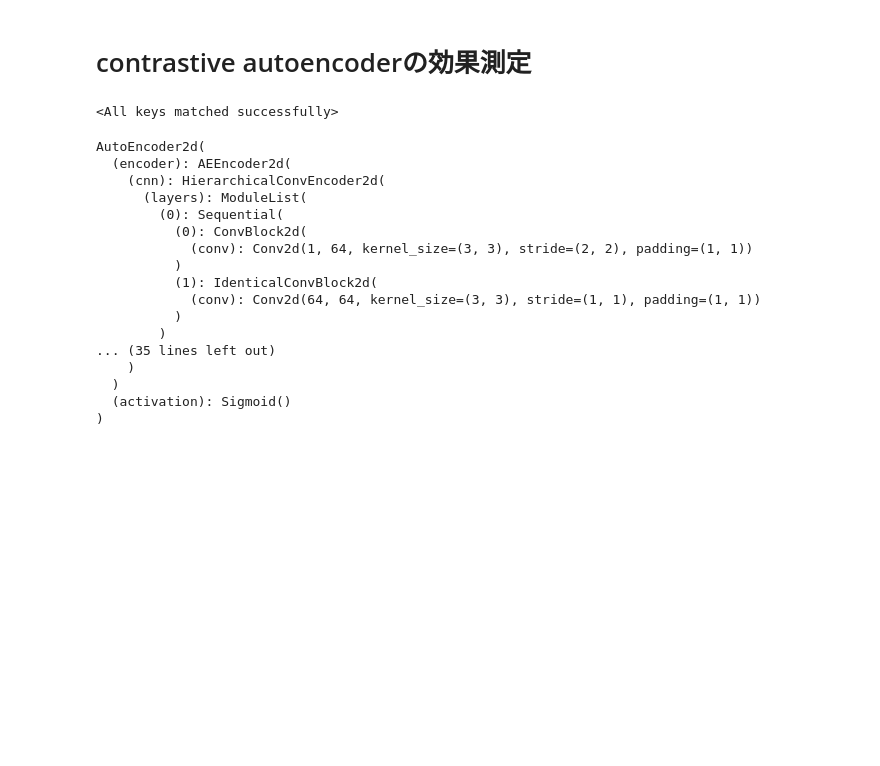
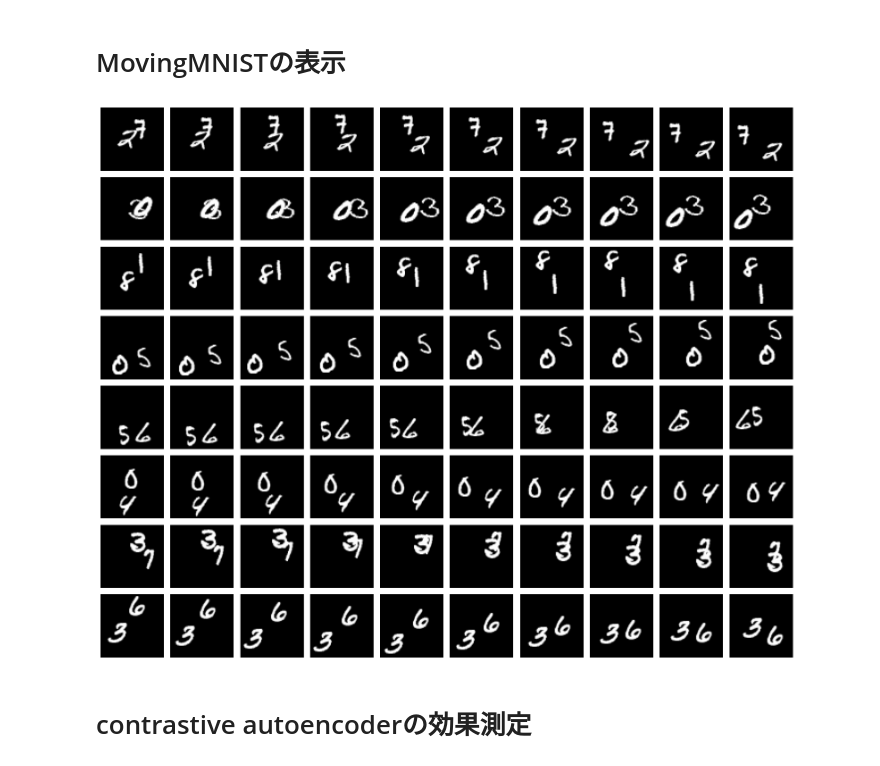
Before and after one commit to nnaakkaaii/HD-VRN, a Jupyter notebook: notebook/mmnist.ipynb, the cells around one changed output. Saved outputs shown, nothing was run; the diff lists cells and outputs as text; code cells hidden in the pictures; blank space fills up the shorter version.

Commit message:
update basic model

```diff
--- a/notebook/mmnist.ipynb
+++ b/notebook/mmnist.ipynb
@@ -14,2 +31,28 @@ from hrdae.dataloaders.transforms import create_transform, MinMaxNormalizationOp
+# %% [markdown]
+# MovingMNISTの表示
+# %%
+def show_moving_mnist(i: int = 0):
+    for j, data in enumerate(loader):
+        if j < i:
+            continue
+        elif j > i:
+            break
+
+        xp = data["xp"]
+        n, m, _, _, _ = xp.size()
+        fig, axes = plt.subplots(n, m, figsize=(m * 2, n * 2))  # 画像サイズに合わせて調整
+        fig.subplots_adjust(hspace=0.1, wspace=0.1)  # サブプロット間のスペースを調整
+
+        for ni in range(n):
+            for mi in range(m):
+                ax = axes[ni, mi]
+                ax.imshow(xp[ni, mi, 0], cmap='gray')  # グレースケールで表示
+                ax.axis('off')  # 軸を非表示にする
+
+        plt.show()
+# %%
+show_moving_mnist()
+# %% [output]
+[figure, added]
 # %% [markdown]
 # contrastive autoencoderの効果測定
@@ -27,24 +58,0 @@ net = create_network(
-# %%
-net.load_state_dict(torch.load("../results/BasicDataLoaderOption/BasicModelOption/AutoEncoder2dNetworkOption/2024-07-02_07-37-26/weights/best_model.pth"))
-# %% [output]
-<All keys matched successfully>
-# %%
-net.eval()
-# %% [output]
-AutoEncoder2d(
-  (encoder): AEEncoder2d(
-    (cnn): HierarchicalConvEncoder2d(
-      (layers): ModuleList(
-        (0): Sequential(
-          (0): ConvBlock2d(
-            (conv): Conv2d(1, 64, kernel_size=(3, 3), stride=(2, 2), padding=(1, 1))
-          )
-          (1): IdenticalConvBlock2d(
-            (conv): Conv2d(64, 64, kernel_size=(3, 3), stride=(1, 1), padding=(1, 1))
-          )
-        )
-... (35 lines left out)
-    )
-  )
-  (activation): Sigmoid()
-)
```
Also changed, not shown: parts of 22 cells of this notebook, 1 other file.
